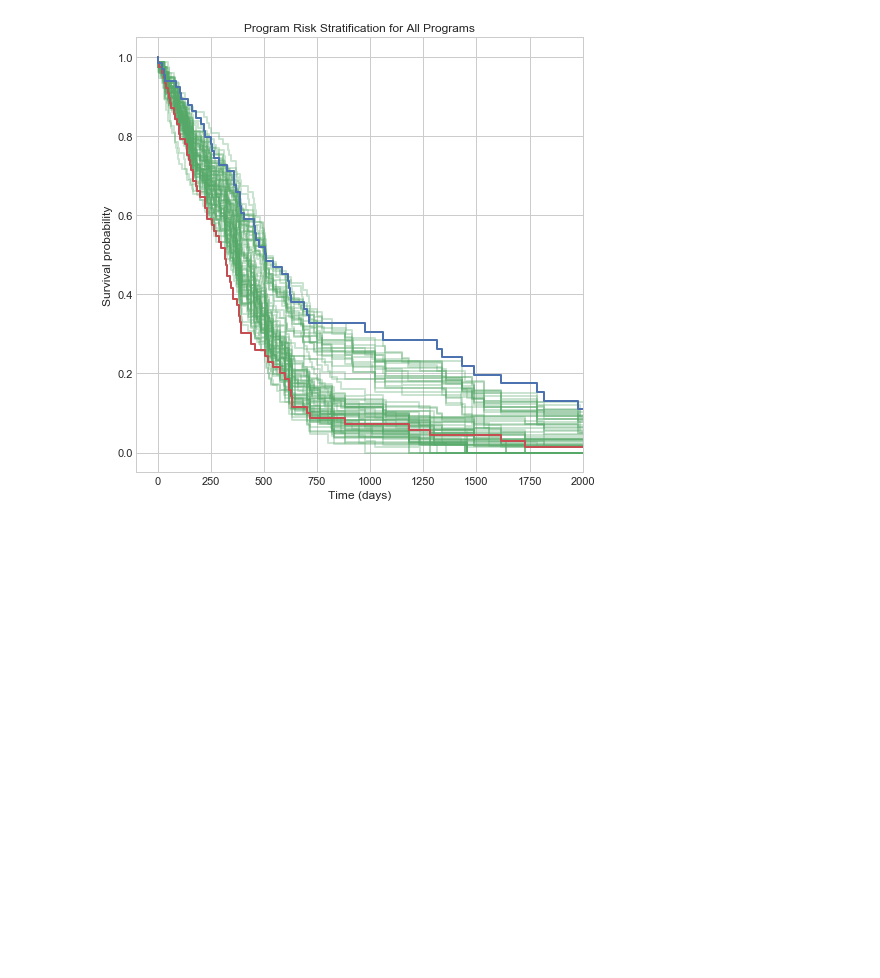
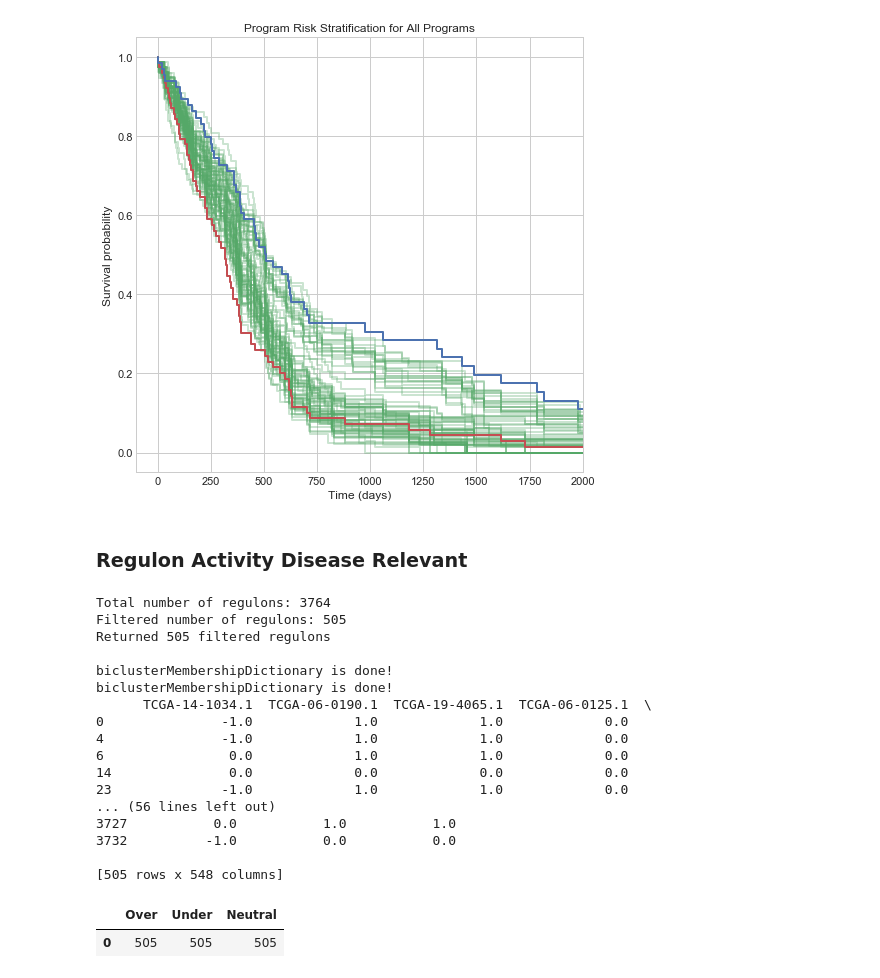
Before and after one commit to sturkarslan/GbmMINER, a Jupyter notebook: src/Program_Activity_Cohort.ipynb, the cells around one changed output. Cells and saved outputs as stored; diff of their text form; code cells hidden in the pictures; blank space fills up the shorter version.

```diff
--- a/src/Program_Activity_Cohort.ipynb
+++ b/src/Program_Activity_Cohort.ipynb
@@ -452,3 +564,49 @@ Completed 0 of 16 iterations
 128 -3.753955  0.000174
 2.4419400691986084
 [figure]
+# %% [markdown]
+### Regulon Activity Disease Relevant
+# %%
+# load disease relevant regulons
+regulonModules = loadRegulons(disease_relevant=True)
+referenceDictionary = regulonModules
+print()
+
+# calculate regulon activity
+regulon_activity_disease = miner.generateRegulonActivity(referenceDictionary,expressionData, p=0.05)
+print(regulon_activity_disease)
+
+# write regulon activity results to file
+regulon_activity_disease.to_csv("regulon_activity_disease.csv")
+
+# calculate regulon activity stats
+overActiveRegulonCount = len(regulon_activity_disease[regulon_activity_disease == 1])
+underActiveRegulonCount = len(regulon_activity_disease[regulon_activity_disease == -1])
+neutralRegulonCount = len(regulon_activity_disease[regulon_activity_disease == 0])
+
+resSummary = {"Over" : [overActiveRegulonCount],
+                     "Under" : [underActiveRegulonCount],
+                     "Neutral" : [neutralRegulonCount]}
+resSummary = pd.DataFrame(resSummary)
+#resSummary = resSummary.rename(index={0: patientID})
+resSummary
+# %% [output]
+Total number of regulons: 3764
+Filtered number of regulons: 505
+Returned 505 filtered regulons
+
+biclusterMembershipDictionary is done!
+biclusterMembershipDictionary is done!
+      TCGA-14-1034.1  TCGA-06-0190.1  TCGA-19-4065.1  TCGA-06-0125.1  \
+0               -1.0             1.0             1.0             0.0
+4               -1.0             1.0             1.0             0.0
+6                0.0             1.0             1.0             0.0
+14               0.0             0.0             0.0             0.0
+23              -1.0             1.0             1.0             0.0
+... (56 lines left out)
+3727           0.0           1.0           1.0
+3732          -1.0           0.0           0.0
+
+[505 rows x 548 columns]
+|  | Over | Under | Neutral |
+| 0 | 505 | 505 | 505 |
```
Also changed, not shown: parts of 10 cells of this notebook, 53 other files.
